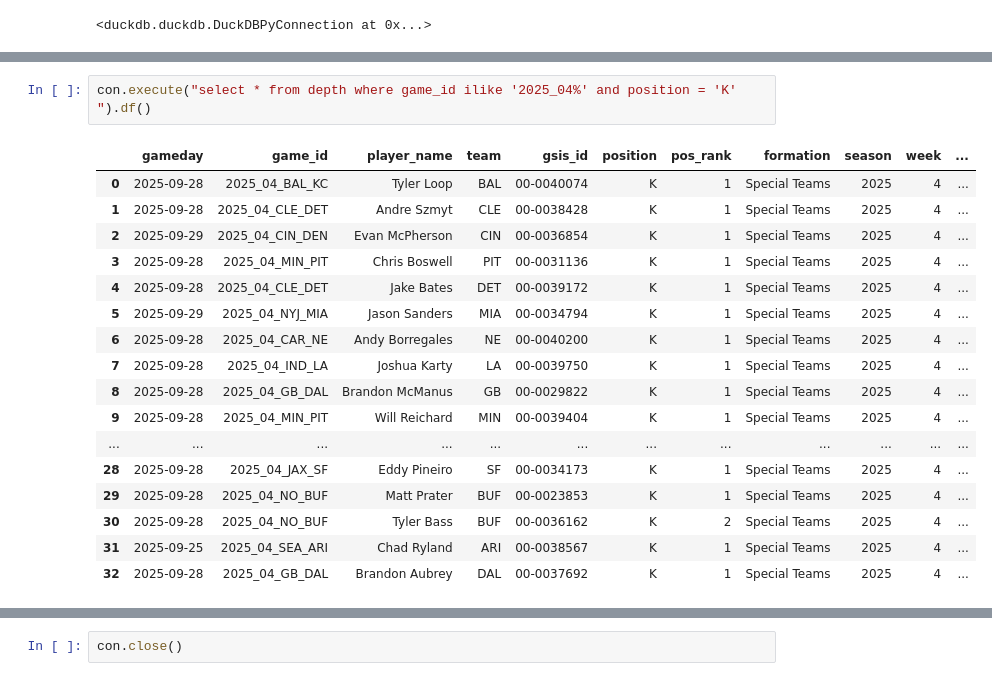
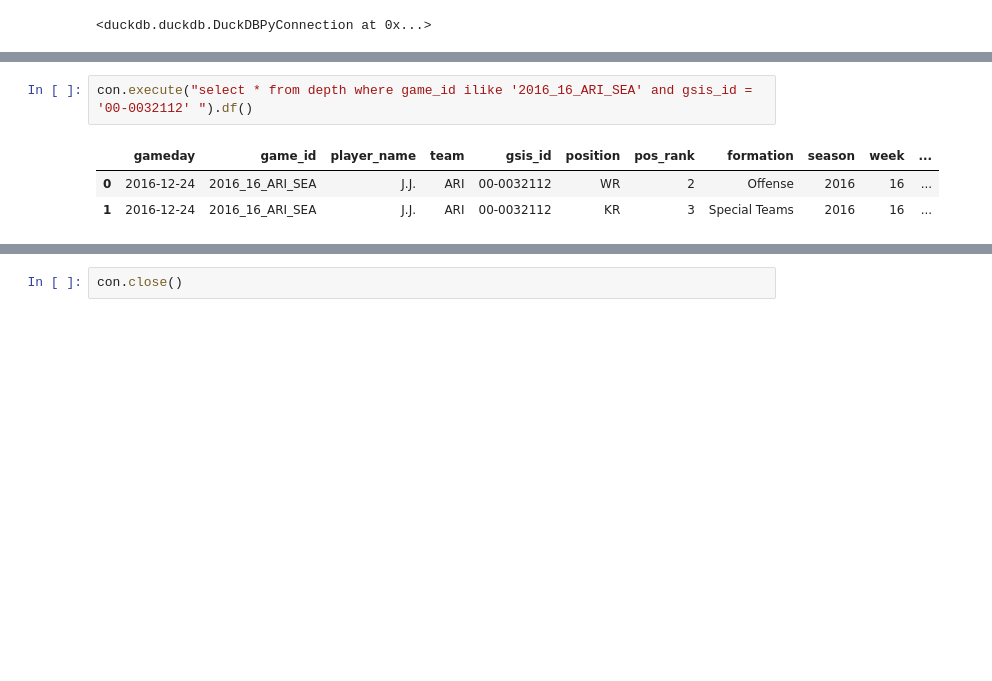
Before and after one commit to sharedw/NFL_sim, a Jupyter notebook: create_database.ipynb, the cells around one changed output, grey strips where cells are left out. Saved outputs shown, nothing was run; the diff lists cells and outputs as text; blank space fills up the shorter version.

```diff
--- a/create_database.ipynb
+++ b/create_database.ipynb
@@ -137,23 +163,9 @@ from combined
 # %%
-con.execute("select * from depth where game_id ilike '2025_04%' and position = 'K' ").df()
+con.execute("select * from depth where game_id ilike '2016_16_ARI_SEA' and gsis_id = '00-0032112' ").df()
 # %% [output]
 |  | gameday | game_id | player_name | team | gsis_id | position | pos_rank | formation | season | week | ... |
-| 0 | 2025-09-28 | 2025_04_BAL_KC | Tyler Loop | BAL | 00-0040074 | K | 1 | Special Teams | 2025 | 4 | ... |
-| 1 | 2025-09-28 | 2025_04_CLE_DET | Andre Szmyt | CLE | 00-0038428 | K | 1 | Special Teams | 2025 | 4 | ... |
-| 2 | 2025-09-29 | 2025_04_CIN_DEN | Evan McPherson | CIN | 00-0036854 | K | 1 | Special Teams | 2025 | 4 | ... |
-| 3 | 2025-09-28 | 2025_04_MIN_PIT | Chris Boswell | PIT | 00-0031136 | K | 1 | Special Teams | 2025 | 4 | ... |
-| 4 | 2025-09-28 | 2025_04_CLE_DET | Jake Bates | DET | 00-0039172 | K | 1 | Special Teams | 2025 | 4 | ... |
-| 5 | 2025-09-29 | 2025_04_NYJ_MIA | Jason Sanders | MIA | 00-0034794 | K | 1 | Special Teams | 2025 | 4 | ... |
-| 6 | 2025-09-28 | 2025_04_CAR_NE | Andy Borregales | NE | 00-0040200 | K | 1 | Special Teams | 2025 | 4 | ... |
-| 7 | 2025-09-28 | 2025_04_IND_LA | Joshua Karty | LA | 00-0039750 | K | 1 | Special Teams | 2025 | 4 | ... |
-| 8 | 2025-09-28 | 2025_04_GB_DAL | Brandon McManus | GB | 00-0029822 | K | 1 | Special Teams | 2025 | 4 | ... |
-| 9 | 2025-09-28 | 2025_04_MIN_PIT | Will Reichard | MIN | 00-0039404 | K | 1 | Special Teams | 2025 | 4 | ... |
-| ... | ... | ... | ... | ... | ... | ... | ... | ... | ... | ... | ... |
-| 28 | 2025-09-28 | 2025_04_JAX_SF | Eddy Pineiro | SF | 00-0034173 | K | 1 | Special Teams | 2025 | 4 | ... |
-| 29 | 2025-09-28 | 2025_04_NO_BUF | Matt Prater | BUF | 00-0023853 | K | 1 | Special Teams | 2025 | 4 | ... |
-| 30 | 2025-09-28 | 2025_04_NO_BUF | Tyler Bass | BUF | 00-0036162 | K | 2 | Special Teams | 2025 | 4 | ... |
-| 31 | 2025-09-25 | 2025_04_SEA_ARI | Chad Ryland | ARI | 00-0038567 | K | 1 | Special Teams | 2025 | 4 | ... |
-| 32 | 2025-09-28 | 2025_04_GB_DAL | Brandon Aubrey | DAL | 00-0037692 | K | 1 | Special Teams | 2025 | 4 | ... |
+| 0 | 2016-12-24 | 2016_16_ARI_SEA | J.J. | ARI | 00-0032112 | WR | 2 | Offense | 2016 | 16 | ... |
+| 1 | 2016-12-24 | 2016_16_ARI_SEA | J.J. | ARI | 00-0032112 | KR | 3 | Special Teams | 2016 | 16 | ... |
 # %%
 con.execute("select * from depth where game_id ilike '2025_04%' and position = 'K' ").df()
 # %% [output]
```
Also changed, not shown: parts of 6 cells of this notebook.
